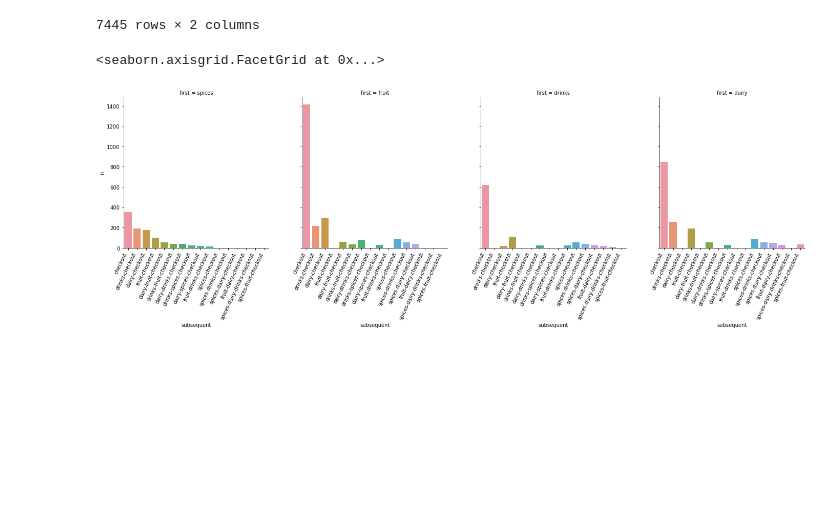
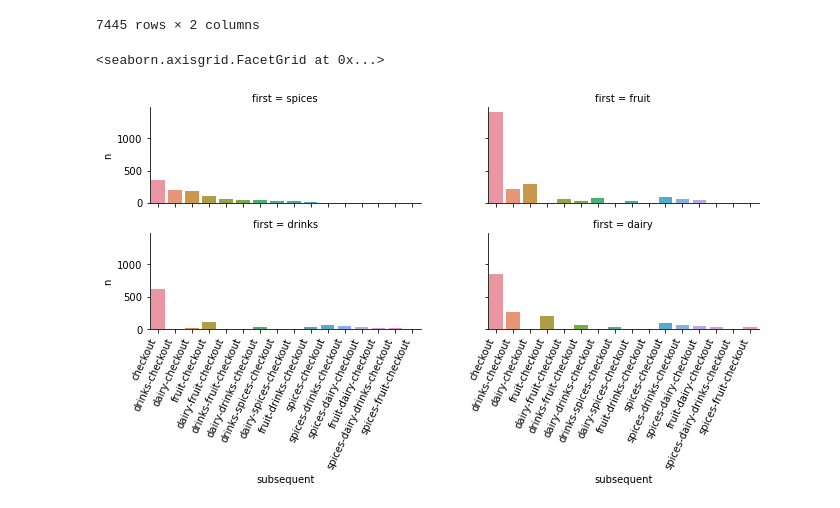
Before and after one commit to the-Hull/p045_spiced_projects, a Jupyter notebook: 08_week/02_project/01_exploration.ipynb, the cells around one changed output. Drawn from its saved outputs; the diff is of its cells as text; code cells hidden in the pictures; blank space fills up the shorter version.

```diff
--- a/08_week/02_project/01_exploration.ipynb
+++ b/08_week/02_project/01_exploration.ipynb
@@ -186,8 +186,10 @@ behaviour_counts = pd.DataFrame(behavior.groupby('first').subsequent.aggregate(n
 # %%
 subset = behaviour_counts.groupby('first').head(10).sort_values(by = ['first', 'n'], ascending = False)
 # %%
-fig = sns.catplot(data = subset, x = 'subsequent', y = 'n', kind = 'bar', col = 'first')
+# plt.rcParams['figure.figsize'] = (4,4)
+
+fig = sns.catplot(data = subset, x = 'subsequent', y = 'n', kind = 'bar', col = 'first', col_wrap = 2, height = 2, aspect = 2.5)
 fig.set_xticklabels(rotation=65, horizontalalignment='right')
 # %% [output]
 <seaborn.axisgrid.FacetGrid at 0x...>
-[figure, old version]
+[figure, new version]
```
Also changed, not shown: parts of 8 cells of this notebook.
